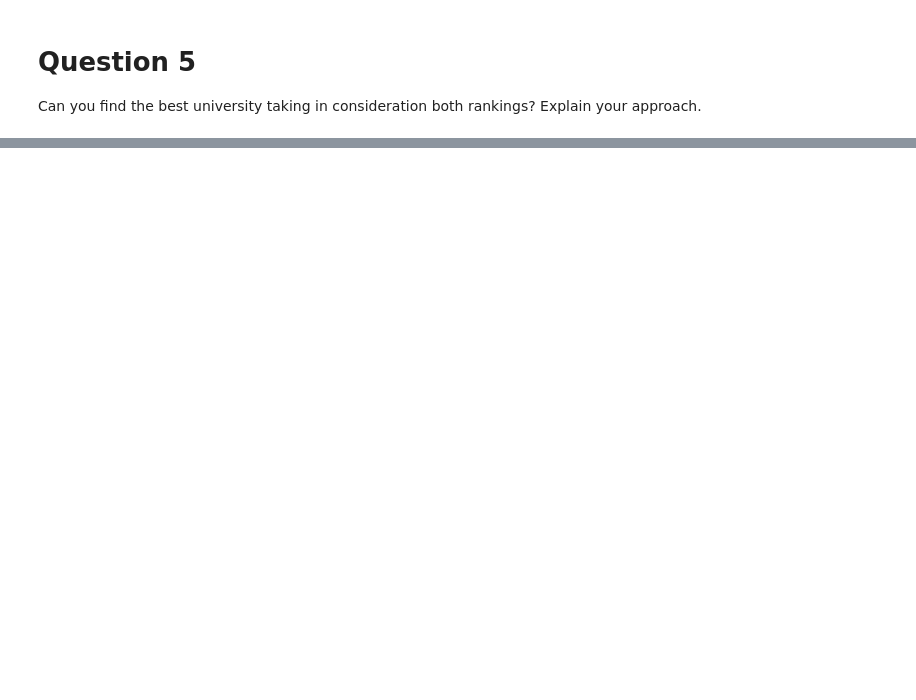
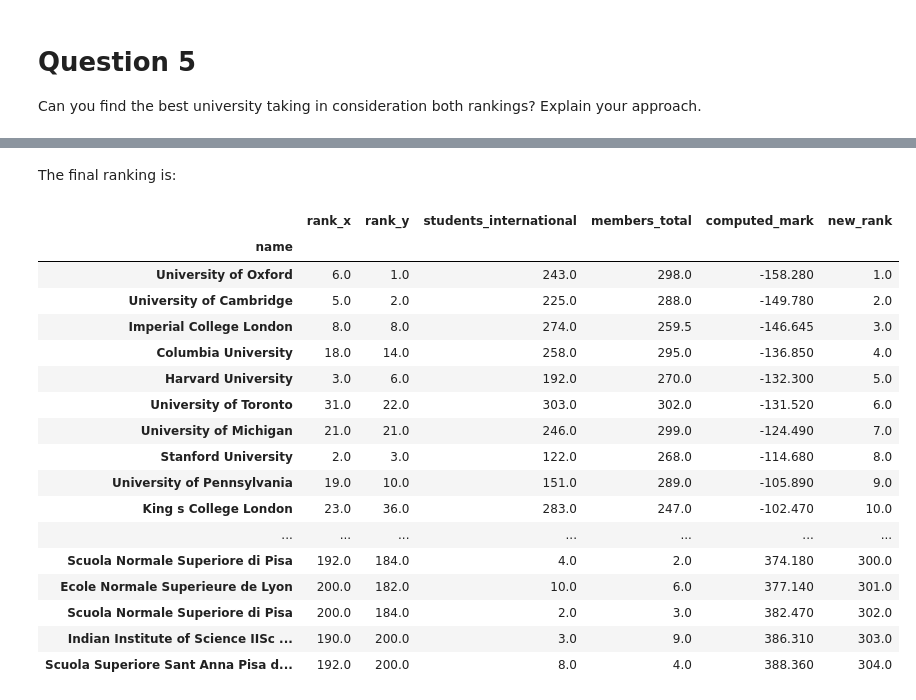
Before and after one commit to Polymere/ADA_Group, a Jupyter notebook: Homework/02 - Data from the Web/Scraping.ipynb, the cells around one changed output, grey strips where cells are left out. Drawn from its saved outputs; the diff is of its cells as text; code cells hidden in the pictures; blank space fills up the shorter version.

```diff
--- a/Homework/02 - Data from the Web/Scraping.ipynb
+++ b/Homework/02 - Data from the Web/Scraping.ipynb
@@ -432,3 +420,13 @@ df_do_not_match.drop(df_do_not_match["name"].isin(df_merged_data["name"])).sort_
 # %% [markdown]
 # Question 4
 Find useful insights in the data by performing an exploratory analysis. Can you find a strong correlation between any pair of variables in the dataset you just created? Example: when a university is strong in its international dimension, can you observe a consistency both for students and faculty members?
+# %%
+rank_regex = re.compile(r'^\D*(\d+)\D*$')
+def parse_rank_string(text):
+    """
+    Utility function to map the ranks described as strings in the table, to integer
+    """
+    if (not isinstance(text, str)):
+        return text
+    match = rank_regex.match(text)
+    return int(match.group(1))
@@ -434,0 +467,12 @@ Find useful insights in the data by performing an exploratory analysis. Can you
+# %%
+t1 = df_top_university_cp.copy()
+t2 = df_higher_education_cp.copy()
+t1.index = t1['name']
+t2.index = t2['name']
+t1['rank_x'] = t1['rank']
+t1['rank_y'] = np.nan
+t2['rank_y'] = t2['rank']
+filled_and_merged_df = pd.concat([
+    t1.fillna(t2),
+    t2.drop(t2.index[~ t2.index.isin(t1.index)])
+])
@@ -437,0 +540,36 @@ Can you find the best university taking in consideration both rankings? Explain
+# %%
+new_ranking = pd.concat([
+    filled_and_merged_df[['rank_x']].applymap(parse_rank_string).fillna(200),
+    filled_and_merged_df[['rank_y']].applymap(parse_rank_string).fillna(200),
+    filled_and_merged_df[['students_international']].fillna(0).rank(),
+    filled_and_merged_df[['members_total']].fillna(0).rank()
+], axis=1)
+new_ranking['computed_mark'] = \
+    new_ranking['rank_x'] \
+    + new_ranking['rank_y'] \
+    - 0.3*new_ranking['students_international'] \
+    - 0.31*new_ranking['members_total']
+new_ranking['new_rank'] = new_ranking['computed_mark'].rank()
+# %% [markdown]
+The final ranking is:
+# %%
+new_ranking.sort_values(by="computed_mark")
+# %% [output]
+|  | rank_x | rank_y | students_international | members_total | computed_mark | new_rank |
+| name |  |  |  |  |  |  |
+| University of Oxford | 6.0 | 1.0 | 243.0 | 298.0 | -158.280 | 1.0 |
+| University of Cambridge | 5.0 | 2.0 | 225.0 | 288.0 | -149.780 | 2.0 |
+| Imperial College London | 8.0 | 8.0 | 274.0 | 259.5 | -146.645 | 3.0 |
+| Columbia University | 18.0 | 14.0 | 258.0 | 295.0 | -136.850 | 4.0 |
+| Harvard University | 3.0 | 6.0 | 192.0 | 270.0 | -132.300 | 5.0 |
+| University of Toronto | 31.0 | 22.0 | 303.0 | 302.0 | -131.520 | 6.0 |
+| University of Michigan | 21.0 | 21.0 | 246.0 | 299.0 | -124.490 | 7.0 |
+| Stanford University | 2.0 | 3.0 | 122.0 | 268.0 | -114.680 | 8.0 |
+| University of Pennsylvania | 19.0 | 10.0 | 151.0 | 289.0 | -105.890 | 9.0 |
+| King s College London | 23.0 | 36.0 | 283.0 | 247.0 | -102.470 | 10.0 |
+| ... | ... | ... | ... | ... | ... | ... |
+| Scuola Normale Superiore di Pisa | 192.0 | 184.0 | 4.0 | 2.0 | 374.180 | 300.0 |
+| Ecole Normale Superieure de Lyon | 200.0 | 182.0 | 10.0 | 6.0 | 377.140 | 301.0 |
+| Scuola Normale Superiore di Pisa | 200.0 | 184.0 | 2.0 | 3.0 | 382.470 | 302.0 |
+| Indian Institute of Science IISc ... | 190.0 | 200.0 | 3.0 | 9.0 | 386.310 | 303.0 |
+| Scuola Superiore Sant Anna Pisa d... | 192.0 | 200.0 | 8.0 | 4.0 | 388.360 | 304.0 |
```
Also changed, not shown: parts of 19 cells of this notebook.
